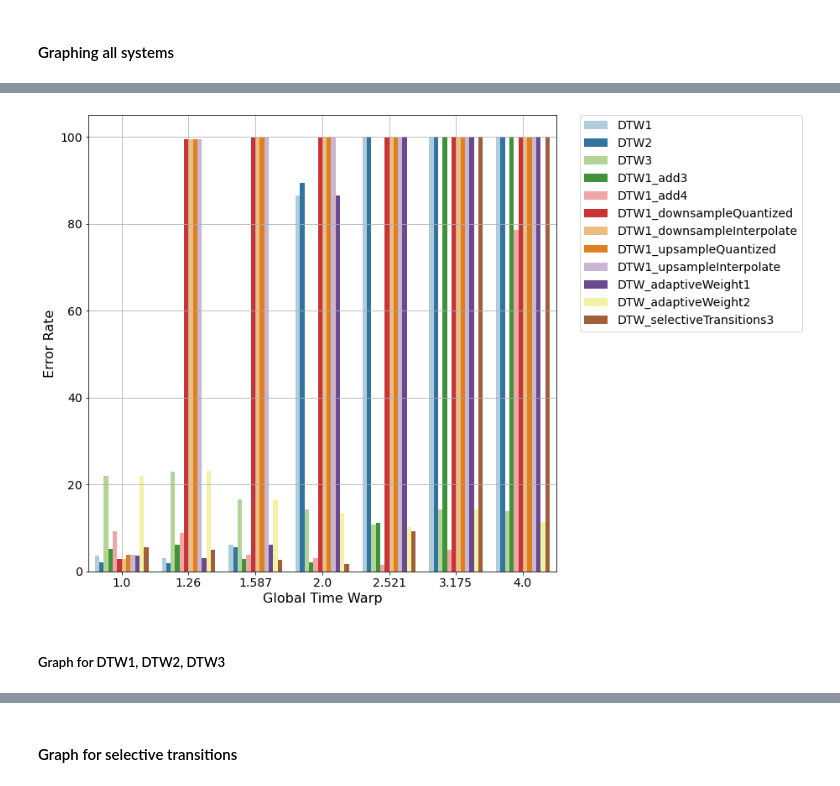
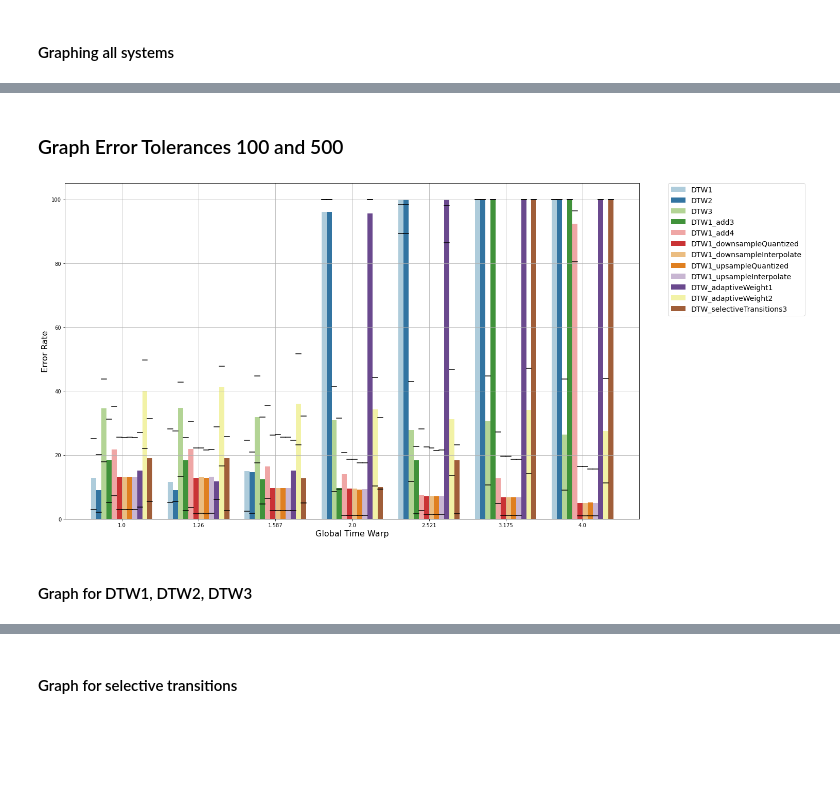
Before and after one commit to HMC-MIR/ExtremeTimeWarping, a Jupyter notebook: 03_Evaluate.ipynb, the cells around one changed output, grey strips where cells are left out. Saved outputs shown, nothing was run; the diff lists cells and outputs as text; code cells hidden in the pictures; blank space fills up the shorter version.

```diff
--- a/03_Evaluate.ipynb
+++ b/03_Evaluate.ipynb
@@ -220,4 +217,21 @@ def generate_df(errRates, basenames, tols):
     #df.fillna(100, inplace=True)
 
     return df
+# %%
+def generate_df_with_tols(errRates, basenames, tols):
+    '''generates df to use with histogram'''
+    data = []
+    for i, dir in enumerate(basenames):
+        # get system from basename
+        system, global_time_warp = get_info_from_basename(dir)
+
+
+        # get errors and append
+        data.append((system, errRates[i,100]*100, errRates[i,200]*100, errRates[i,500]*100, global_time_warp))
+    df = pd.DataFrame(data, columns = ['System', 'Tolerance 100 Error', 'Tolerance 200 Error','Tolerance 500 Error', 'Global Time Warp'])
+
+    # check for NaN which indicates a false path and set error to 100
+    #df.fillna(100, inplace=True)
+
+    return df
 # %%
@@ -240,5 +250,23 @@ def plot_grouped_histogram1(df):
     plt.show()
 
     return
+# %%
+def plot_with_tols(df):
+    fig, ax = plt.subplots(figsize=(20, 12))
+    sns.barplot(data=df, x="Global Time Warp", y="Tolerance 200 Error", hue="System", palette="Paired", ax=ax)
+
+    for ix, a in enumerate(ax.patches):
+        x_start = a.get_x()
+        width = a.get_width()
+        ax.plot([x_start, x_start+width], 2*[df.loc[ix, 'Tolerance 500 Error']], '-', c='k')
+        ax.plot([x_start, x_start+width], 2*[df.loc[ix, 'Tolerance 100 Error']], '-', c='k')
+
+    plt.xlabel("Global Time Warp", size=16)
+    plt.ylabel("Error Rate", size=16)
+    plt.legend(bbox_to_anchor=(1.05, 1), loc=2, borderaxespad=0., fontsize=14)
+    plt.grid()
+    plt.show()
+
+    return
 # %%
 df1 = generate_df(errRates, toPlot, [200, 500, 100])
@@ -245,9 +276,12 @@ df1 = generate_df(errRates, toPlot, [200, 500, 100])
-# %%
-plot_grouped_histogram1(df1)
-# %% [output]
-[figure, removed]
+# %% [markdown]
+### Graph Error Tolerances 100 and 500
+# %%
+df1_tols = generate_df_with_tols(errRates, toPlot, [200, 500, 100])
+plot_with_tols(df1_tols)
+# %% [output]
+[figure, added]
 # %% [markdown]
-##### Graph for DTW1, DTW2, DTW3
+#### Graph for DTW1, DTW2, DTW3
 # %%
 toPlot_normal = get_folder_names('train_toy',['DTW1', 'DTW2', 'DTW3'])
 maxTol = 1000 # in msec
```
Also changed, not shown: parts of 28 cells of this notebook.
